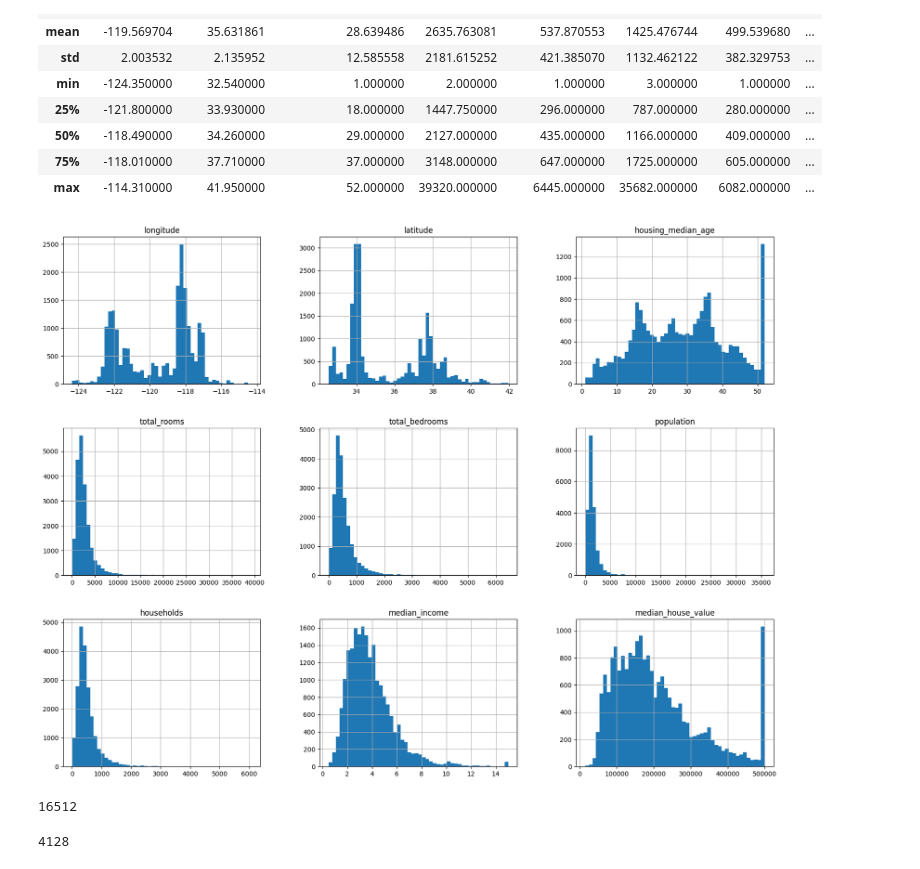
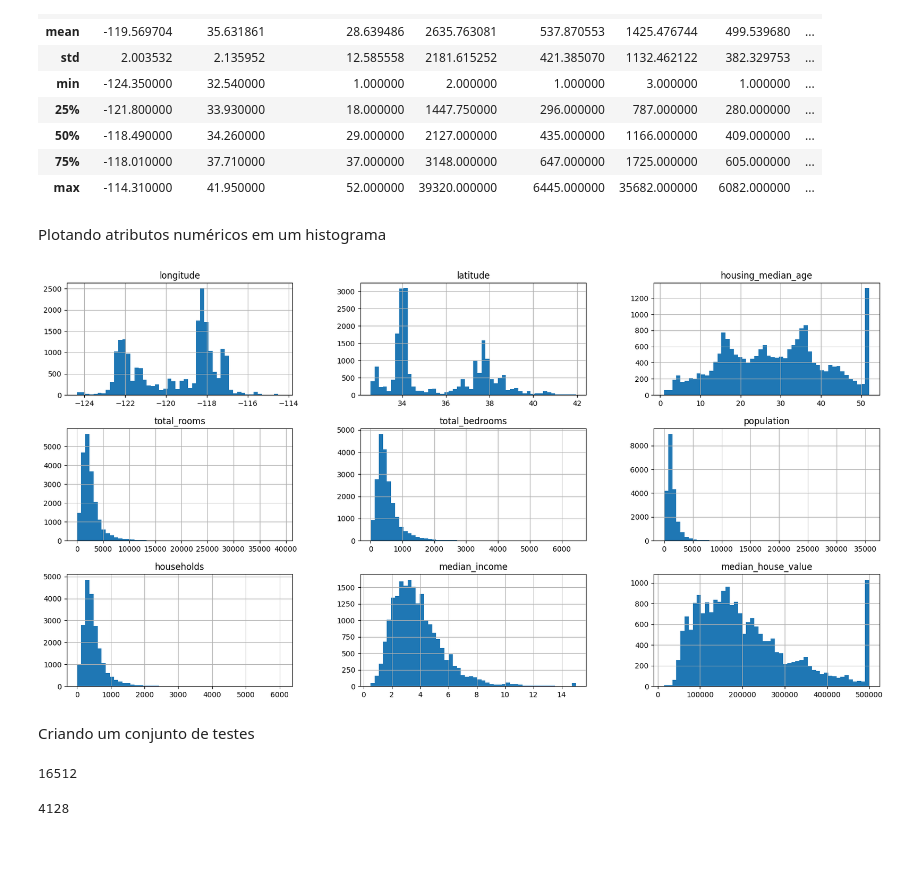
Before and after one commit to jackzafira/ml, a Jupyter notebook: housing.ipynb, the cells around one changed output. Cells and saved outputs as stored; diff of their text form; code cells hidden in the pictures.

```diff
--- a/housing.ipynb
+++ b/housing.ipynb
@@ -72,13 +82,17 @@ housing.describe()
 | 50% | -118.490000 | 34.260000 | 29.000000 | 2127.000000 | 435.000000 | 1166.000000 | 409.000000 | ... |
 | 75% | -118.010000 | 37.710000 | 37.000000 | 3148.000000 | 647.000000 | 1725.000000 | 605.000000 | ... |
 | max | -114.310000 | 41.950000 | 52.000000 | 39320.000000 | 6445.000000 | 35682.000000 | 6082.000000 | ... |
+# %% [markdown]
+Plotando atributos numéricos em um histograma
 # %%
 import matplotlib.pyplot as plt
 
-housing.hist(bins=50, figsize=(20, 15))
+housing.hist(bins=50, figsize=(20,10))
 plt.show()
 # %% [output]
-[figure, old version]
+[figure, new version]
+# %% [markdown]
+Criando um conjunto de testes
 # %%
 import numpy as np
 
@@ -90,9 +104,10 @@ def split_train_test(data, test_ratio):
     return data.iloc[train_indices], data.iloc[test_indices]
 # %%
 train_set, test_set = split_train_test(housing, 0.2)
-len(train_set)
-# %% [output]
-16512
+# %%
+len(train_set)
+# %% [output]
+16512
 # %%
 len(test_set)
 # %% [output]
```
Also changed, not shown: parts of 54 cells of this notebook, 4 other files.
